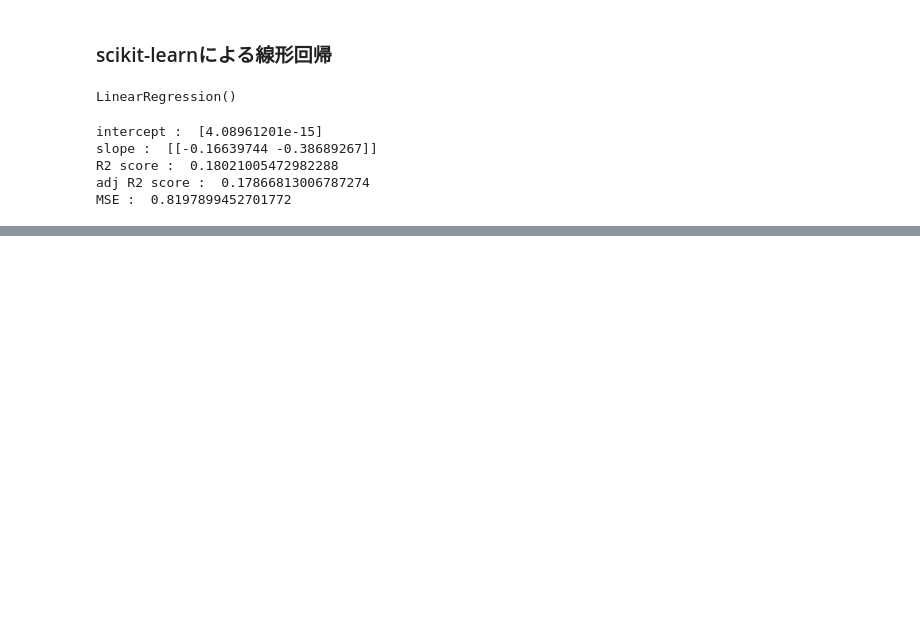
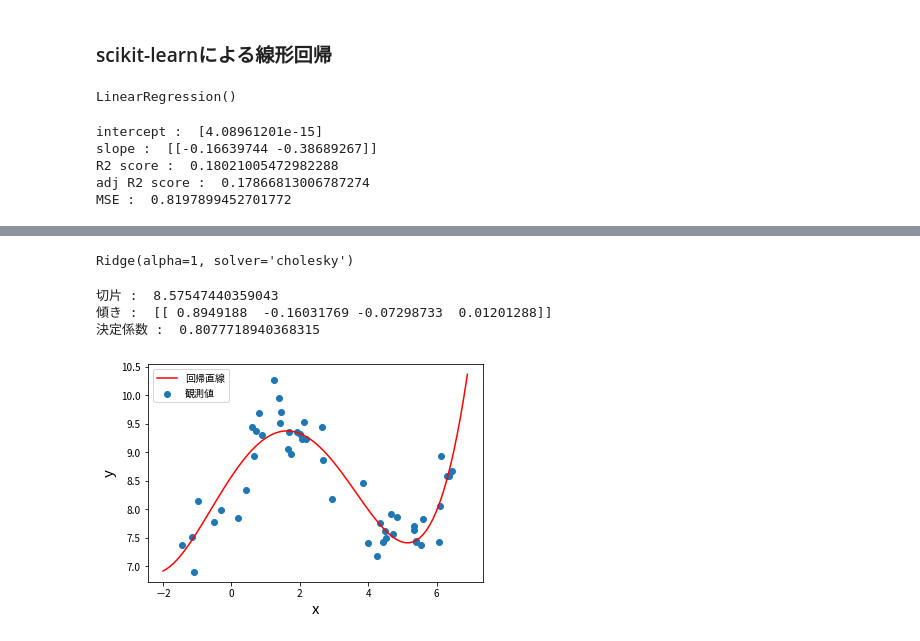
Before and after one commit to chama0623/MachineLearning, a Jupyter notebook: MachineLearning/LinearRegression.ipynb, the cells around one changed output, grey strips where cells are left out. Drawn from its saved outputs; the diff is of its cells as text; code cells hidden in the pictures; blank space fills up the shorter version.

```diff
--- a/MachineLearning/LinearRegression.ipynb
+++ b/MachineLearning/LinearRegression.ipynb
@@ -204,0 +272,37 @@ MSE :  0.8197899452701772
+# %%
+degree = 4
+from sklearn.preprocessing import PolynomialFeatures
+
+X = df["x"].to_numpy().reshape(-1,1)
+y = df["y"].to_numpy().reshape(-1,1)
+
+poly_features = PolynomialFeatures(degree=degree,include_bias=False)
+X_poly = poly_features.fit_transform(X)
+# %%
+from sklearn.linear_model import Ridge
+model = Ridge(alpha=1,solver="cholesky") # コレスキーの行列分解テクニック
+model.fit(X_poly,y)
+# %% [output]
+Ridge(alpha=1, solver='cholesky')
+# %%
+print("切片 : ",model.intercept_[0])
+print("傾き : ",model.coef_)
+print("決定係数 : ",model.score(X_poly,y)) # 決定係数を計算する説明変数X,目的変数y
+# %% [output]
+切片 :  8.57547440359043
+傾き :  [[ 0.8949188  -0.16031769 -0.07298733  0.01201288]]
+決定係数 :  0.8077718940368315
+# %%
+Xpred = np.arange(-2,7,0.1).reshape(-1,1) # プロット用の行列を生成
+Xpred_poly = poly_features.fit_transform(Xpred) # フォーマット変換
+ypred = model.predict(Xpred_poly) # 予測
+
+plt.figure(facecolor="white")
+plt.scatter(df["x"],df["y"],label="観測値")
+plt.plot(Xpred,ypred,c="r",label="回帰直線")
+plt.xlabel("x",fontsize=15)
+plt.ylabel("y",fontsize=15)
+plt.legend()
+plt.show()
+# %% [output]
+[figure, added]
```
Also changed, not shown: parts of 32 cells of this notebook, 5 other files.
